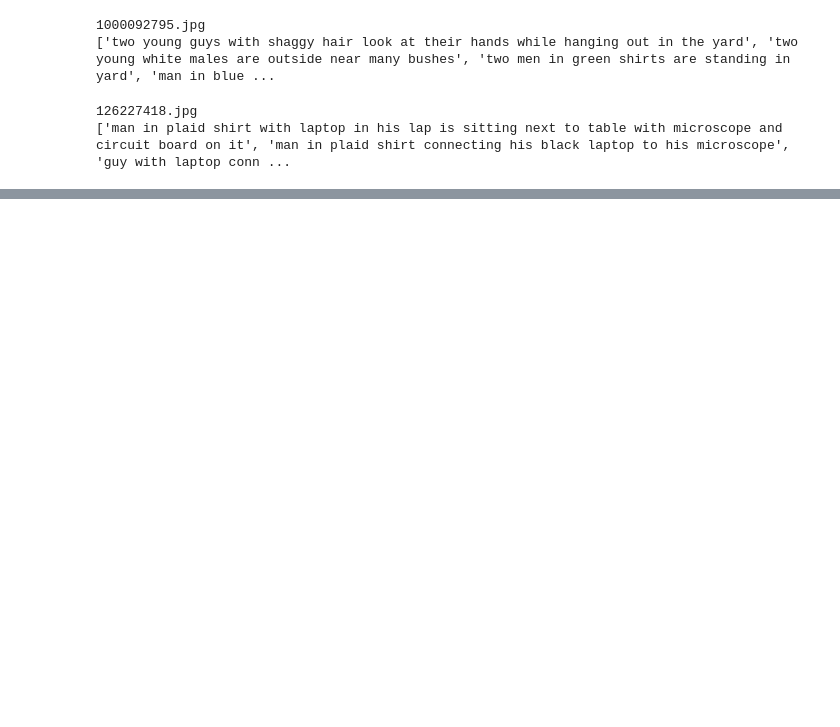
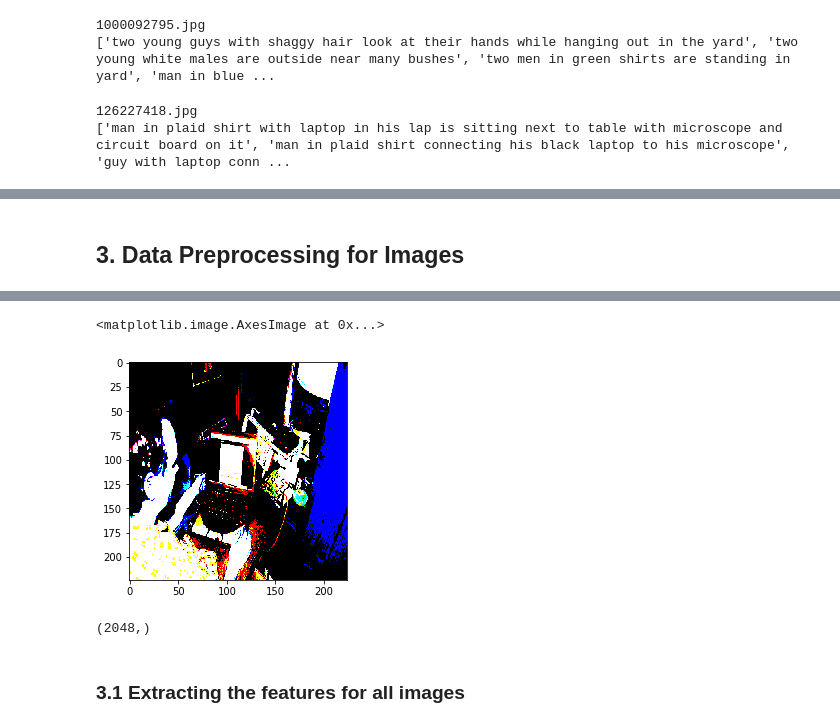
Before and after one commit to macabdul9/caption-generator, a Jupyter notebook: image_captioning.ipynb, the cells around one changed output, grey strips where cells are left out. Saved outputs shown, nothing was run; the diff lists cells and outputs as text; code cells hidden in the pictures; blank space fills up the shorter version.

```diff
--- a/image_captioning.ipynb
+++ b/image_captioning.ipynb
@@ -261,0 +399,2 @@ with open('flickr30k/captions/train/clean_train_desc.json', 'w') as fp:
+# %% [markdown]
+## 3. Data Preprocessing for Images
@@ -261,0 +404,15 @@ with open('flickr30k/captions/train/clean_train_desc.json', 'w') as fp:
+# %%
+def image_preprocessing(img):
+  img = image.load_img(img, target_size=(224, 224))
+  img = image.img_to_array(img)
+  img = np.expand_dims(img, axis=0)
+
+  # Normalization
+  img = preprocess_input(img)
+  #print(img.shape)
+  return img
+# %%
+img = image_preprocessing('flickr30k/images/train/126227418.jpg')
+# %%
+plt.imshow(img[0])
+# %% [output]
@@ -261,0 +420,2 @@ with open('flickr30k/captions/train/clean_train_desc.json', 'w') as fp:
+<matplotlib.image.AxesImage at 0x...>
+[figure, added]
@@ -261,0 +430,6 @@ with open('flickr30k/captions/train/clean_train_desc.json', 'w') as fp:
+# %%
+encode_image('flickr30k/images/train/126227418.jpg').shape
+# %% [output]
+(2048,)
+# %% [markdown]
+### 3.1 Extracting the features for all images
```
Also changed, not shown: parts of 68 cells of this notebook.
